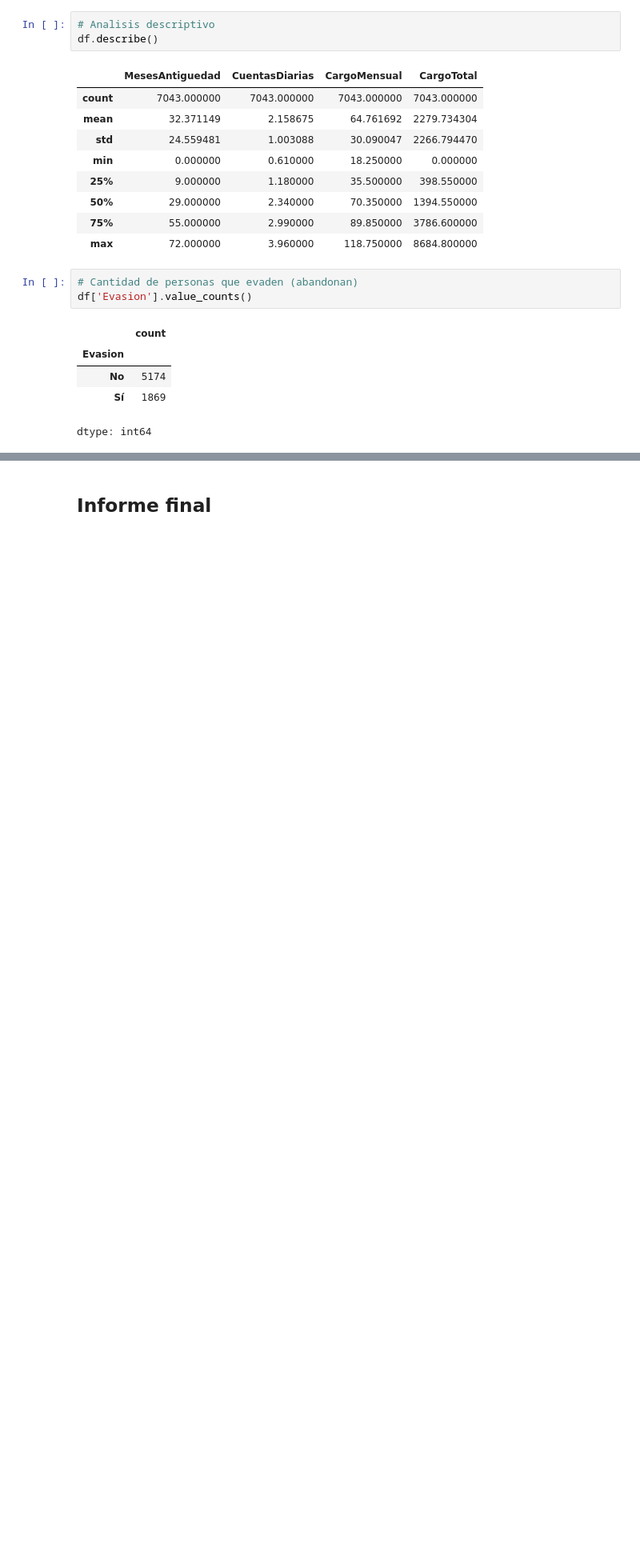
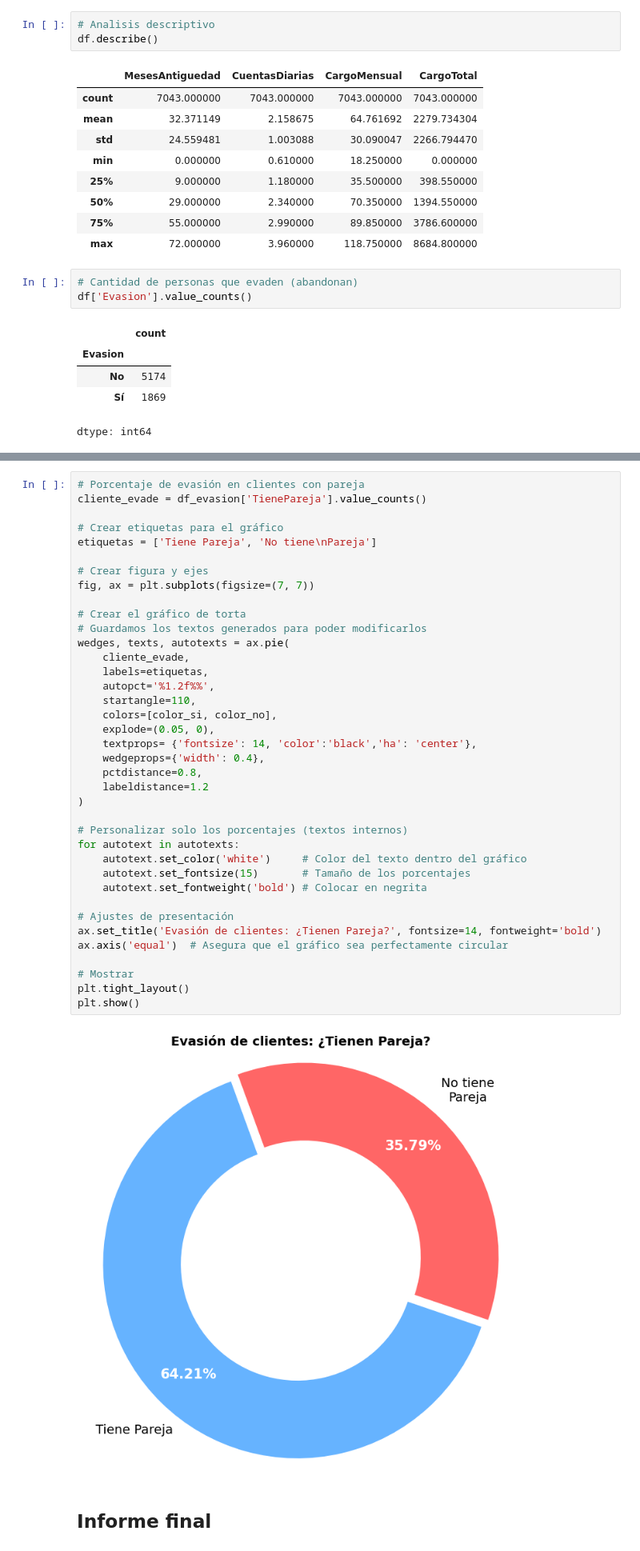
Before and after one commit to DanielRaiicHu/TelecomX, a Jupyter notebook: TelecomX.ipynb, the cells around one changed output, grey strips where cells are left out. Shown at 80% size. Saved outputs shown, nothing was run; the diff lists cells and outputs as text; blank space fills up the shorter version.

```diff
--- a/TelecomX.ipynb
+++ b/TelecomX.ipynb
@@ -529,2 +640,42 @@ plt.show()
+# %%
+# Porcentaje de evasión en clientes con pareja
+cliente_evade = df_evasion['TienePareja'].value_counts()
+
+# Crear etiquetas para el gráfico
+etiquetas = ['Tiene Pareja', 'No tiene\nPareja']
+
+# Crear figura y ejes
+fig, ax = plt.subplots(figsize=(7, 7))
+
+# Crear el gráfico de torta
+# Guardamos los textos generados para poder modificarlos
+wedges, texts, autotexts = ax.pie(
+    cliente_evade,
+    labels=etiquetas,
+    autopct='%1.2f%%',
+    startangle=110,
+    colors=[color_si, color_no],
+    explode=(0.05, 0),
+    textprops= {'fontsize': 14, 'color':'black','ha': 'center'},
+    wedgeprops={'width': 0.4},
+    pctdistance=0.8,
+    labeldistance=1.2
+)
+
+# Personalizar solo los porcentajes (textos internos)
+for autotext in autotexts:
+    autotext.set_color('white')     # Color del texto dentro del gráfico
+    autotext.set_fontsize(15)       # Tamaño de los porcentajes
+    autotext.set_fontweight('bold') # Colocar en negrita
+
+# Ajustes de presentación
+ax.set_title('Evasión de clientes: ¿Tienen Pareja?', fontsize=14, fontweight='bold')
+ax.axis('equal')  # Asegura que el gráfico sea perfectamente circular
+
+# Mostrar
+plt.tight_layout()
+plt.show()
+# %% [output]
+[figure, added]
 # %% [markdown]
 ## **Informe final**
```
Also changed, not shown: parts of 8 cells of this notebook.
